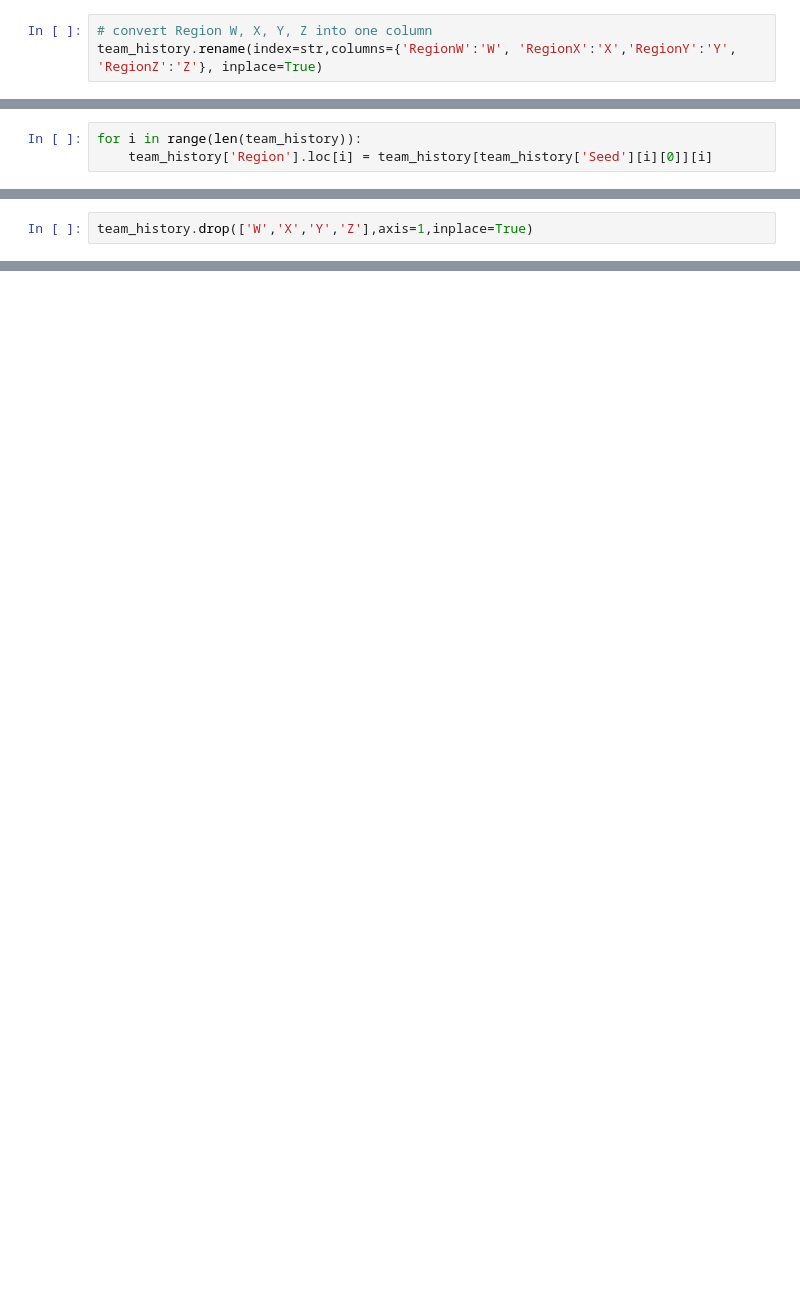
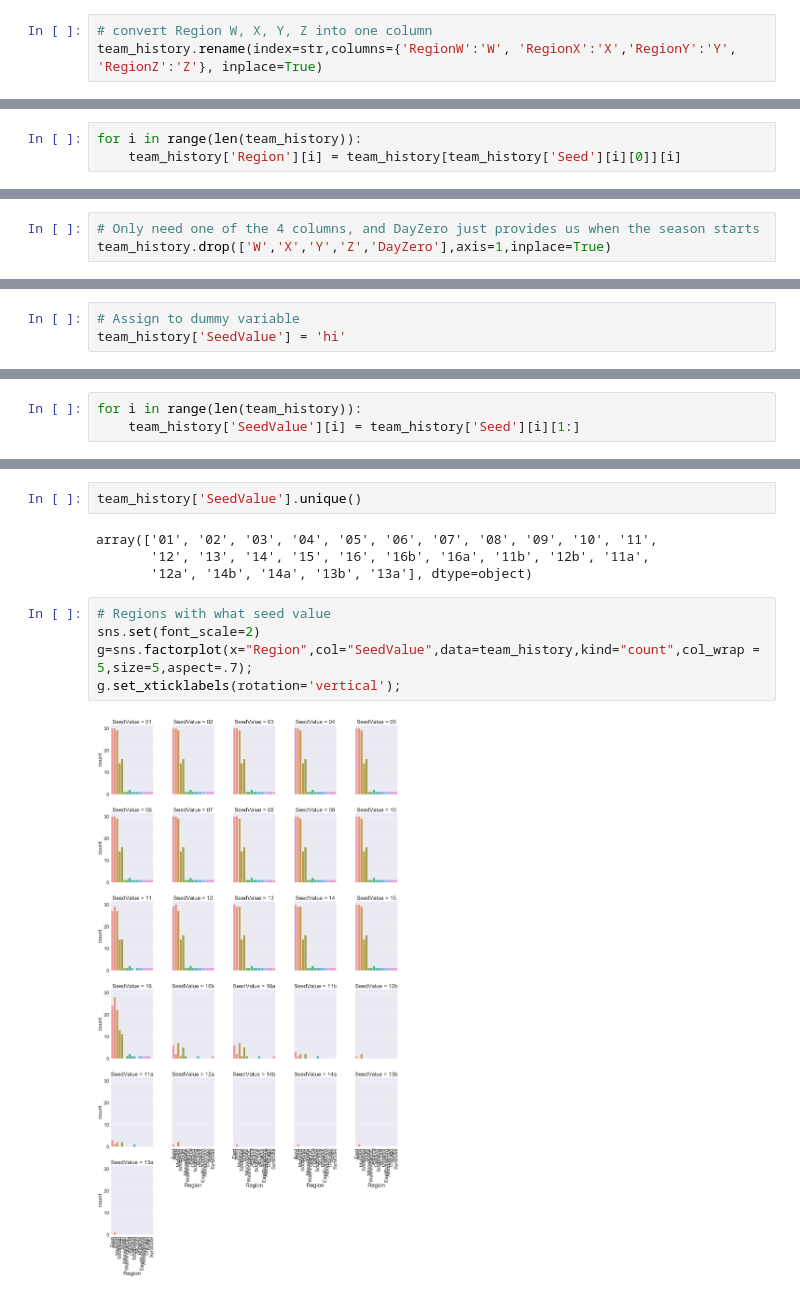
Before and after one commit to slin18/ML-Playpin, a Jupyter notebook: NCAA_ML/DataSection1.ipynb, the cells around one changed output, grey strips where cells are left out. Saved outputs shown, nothing was run; the diff lists cells and outputs as text; blank space fills up the shorter version.

```diff
--- a/NCAA_ML/DataSection1.ipynb
+++ b/NCAA_ML/DataSection1.ipynb
@@ -199,3 +200,3 @@ team_history['Region'][0]
 # %%
 for i in range(len(team_history)):
-    team_history['Region'].loc[i] = team_history[team_history['Seed'][i][0]][i]
+    team_history['Region'][i] = team_history[team_history['Seed'][i][0]][i]
@@ -202,2 +207,3 @@ for i in range(len(team_history)):
 # %%
-team_history.drop(['W','X','Y','Z'],axis=1,inplace=True)
+# Only need one of the 4 columns, and DayZero just provides us when the season starts
+team_history.drop(['W','X','Y','Z','DayZero'],axis=1,inplace=True)
@@ -223,0 +210,3 @@ team_history.head(50)
+# %%
+# Assign to dummy variable
+team_history['SeedValue'] = 'hi'
@@ -223,0 +215,3 @@ team_history.head(50)
+# %%
+for i in range(len(team_history)):
+    team_history['SeedValue'][i] = team_history['Seed'][i][1:]
@@ -223,0 +259,13 @@ team_history.head(50)
+# %%
+team_history['SeedValue'].unique()
+# %% [output]
+array(['01', '02', '03', '04', '05', '06', '07', '08', '09', '10', '11',
+       '12', '13', '14', '15', '16', '16b', '16a', '11b', '12b', '11a',
+       '12a', '14b', '14a', '13b', '13a'], dtype=object)
+# %%
+# Regions with what seed value
+sns.set(font_scale=2)
+g=sns.factorplot(x="Region",col="SeedValue",data=team_history,kind="count",col_wrap = 5,size=5,aspect=.7);
+g.set_xticklabels(rotation='vertical');
+# %% [output]
+[figure, added]
```
Also changed, not shown: parts of 17 cells of this notebook.
